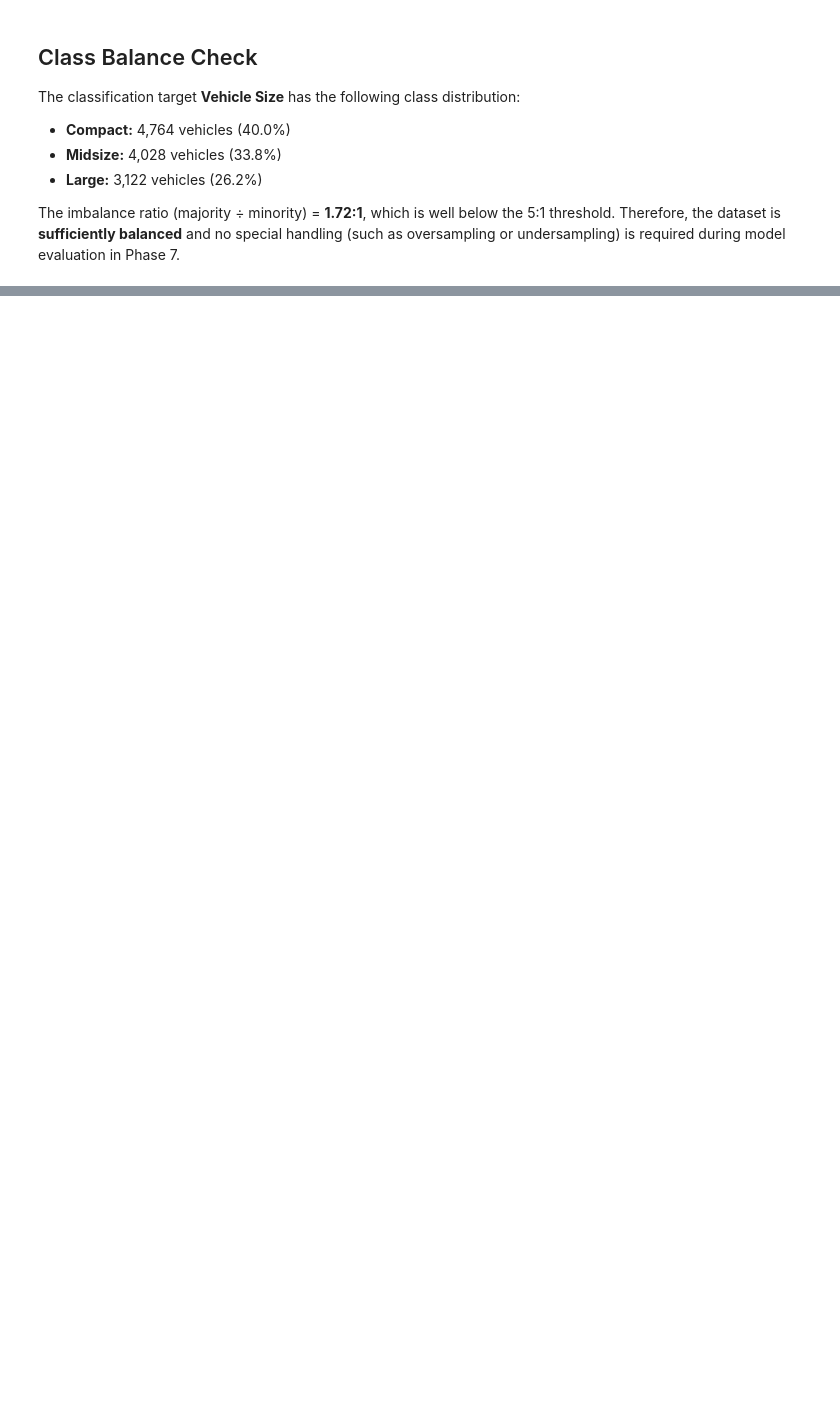
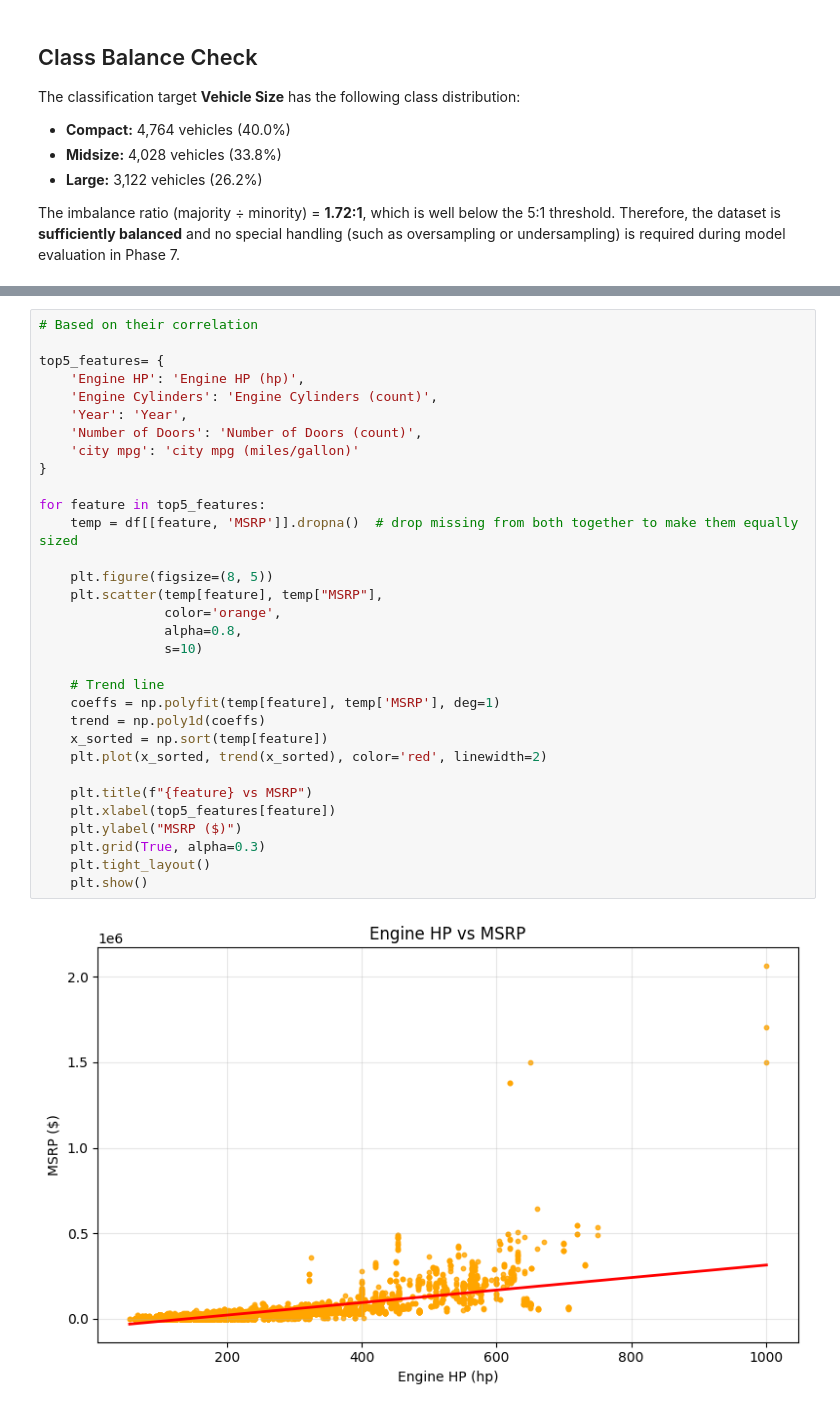
Before and after one commit to husnainalix77/automotive-price-predictor, a Jupyter notebook: notebook/automotive-price-analysis.ipynb, the cells around one changed output, grey strips where cells are left out. Drawn from its saved outputs; the diff is of its cells as text; blank space fills up the shorter version.

```diff
--- a/notebook/automotive-price-analysis.ipynb
+++ b/notebook/automotive-price-analysis.ipynb
@@ -164,0 +408,34 @@ in Phase 7.
+# %%
+# Based on their correlation
+
+top5_features= {
+    'Engine HP': 'Engine HP (hp)',
+    'Engine Cylinders': 'Engine Cylinders (count)',
+    'Year': 'Year',
+    'Number of Doors': 'Number of Doors (count)',
+    'city mpg': 'city mpg (miles/gallon)'
+}
+
+for feature in top5_features:
+    temp = df[[feature, 'MSRP']].dropna()  # drop missing from both together to make them equally sized
+
+    plt.figure(figsize=(8, 5))
+    plt.scatter(temp[feature], temp["MSRP"],
+                color='orange',
+                alpha=0.8,
+                s=10)
+
+    # Trend line
+    coeffs = np.polyfit(temp[feature], temp['MSRP'], deg=1)
+    trend = np.poly1d(coeffs)
+    x_sorted = np.sort(temp[feature])
+    plt.plot(x_sorted, trend(x_sorted), color='red', linewidth=2)
+
+    plt.title(f"{feature} vs MSRP")
+    plt.xlabel(top5_features[feature])
+    plt.ylabel("MSRP ($)")
+    plt.grid(True, alpha=0.3)
+    plt.tight_layout()
+    plt.show()
+# %% [output]
+[figure, added]
```
Also changed, not shown: parts of 26 cells of this notebook.
